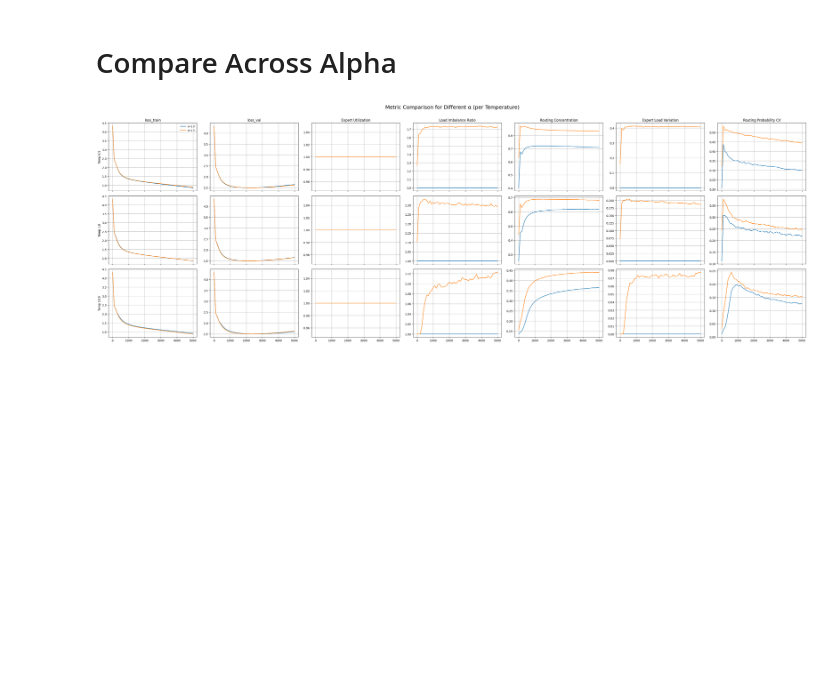
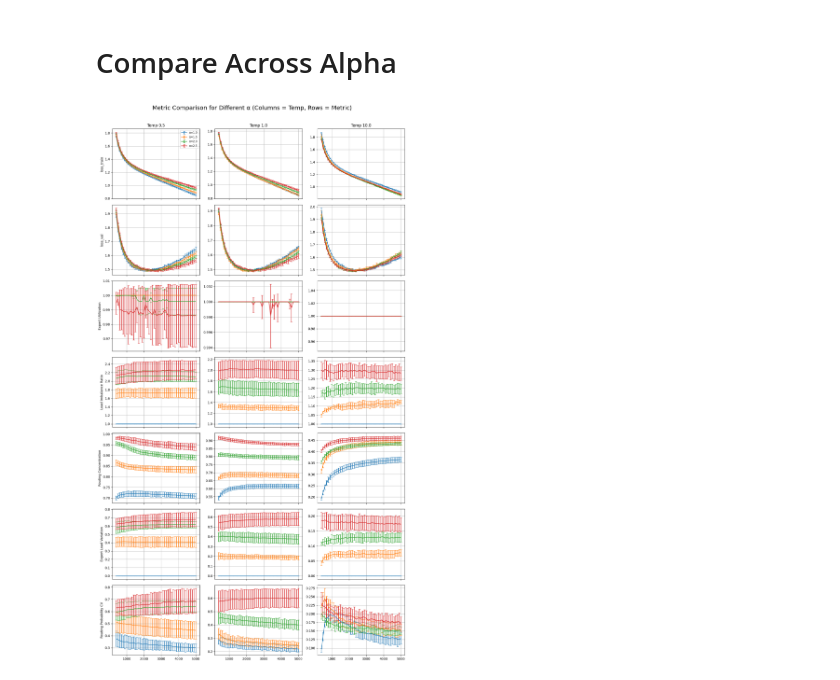
Before and after one commit to himanshu-uc/AGT-MOE, a Jupyter notebook: analysis.ipynb, the cells around one changed output. Drawn from its saved outputs; the diff is of its cells as text; code cells hidden in the pictures; blank space fills up the shorter version.

Commit message:
all results

```diff
--- a/analysis.ipynb
+++ b/analysis.ipynb
@@ -61,51 +60,57 @@ Index(['Unnamed: 0', 'model_key', 'alpha', 'temperature', 'seed', 'iter',
 # %%
 import pandas as pd
 import matplotlib.pyplot as plt
 
 # Load CSVs
-df1 = pd.read_csv("alpha_1_0.csv")
-df2 = pd.read_csv("alpha_1_5.csv")
+df1 = pd.read_csv("results_csv/alpha_1_0.csv")
+df2 = pd.read_csv("results_csv/alpha_1_5.csv")
+df3 = pd.read_csv("results_csv/alpha_2_0.csv")
+df4 = pd.read_csv("results_csv/alpha_2_5.csv")
 
-# Ensure alpha is included
-# df1['alpha'] = 1.0
-# df2['alpha'] = 1.5
 
-# Combine
-df = pd.concat([df1, df2], ignore_index=True)
+# Combine all into one DataFrame
+df = pd.concat([df1, df2, df3, df4], ignore_index=True)
 
-# Define metrics and unique temps
+df = df[df['iter'] > 300]
+
+# Define metrics and unique temperatures
 metric_cols = ['loss_train', 'loss_val', 'Expert Utilization', 'Load Imbalance Ratio',
                'Routing Concentration', 'Expert Load Variation', 'Routing Probability CV']
 temps = sorted(df['temperature'].unique())
 
-# Precompute mean across seeds
-grouped_df = df.groupby(['temperature', 'alpha', 'iter'])[metric_cols].mean().reset_index()
+# Compute mean and std across seeds
+group_mean = df.groupby(['temperature', 'alpha', 'iter'])[metric_cols].mean().reset_index()
+group_std = df.groupby(['temperature', 'alpha', 'iter'])[metric_cols].std().reset_index()
 
-# Grid dimensions (rows: temperature, cols: metrics)
-n_rows = len(temps)
-n_cols = len(metric_cols)
+# New layout: rows = metrics, cols = temperatures
+n_rows = len(metric_cols)
+n_cols = len(temps)
 
-fig, axes = plt.subplots(n_rows, n_cols, figsize=(5 * n_cols, 4 * n_rows), sharex='col')
+fig, axes = plt.subplots(n_rows, n_cols, figsize=(4.5 * n_cols, 3.5 * n_rows), sharex='col')
 axes = axes.reshape(n_rows, n_cols)
 
 # Plot
-for i, temp in enumerate(temps):
-    for j, metric in enumerate(metric_cols):
+for i, metric in enumerate(metric_cols):
+    for j, temp in enumerate(temps):
         ax = axes[i, j]
         for alpha in sorted(df['alpha'].unique()):
-            sub_df = grouped_df[(grouped_df['temperature'] == temp) & (grouped_df['alpha'] == alpha)].sort_values('iter')
-            ax.plot(sub_df['iter'], sub_df[metric], label=f'α={alpha}')
+            mean_sub = group_mean[(group_mean['temperature'] == temp) & (group_mean['alpha'] == alpha)].sort_values('iter')
+            std_sub = group_std[(group_std['temperature'] == temp) & (group_std['alpha'] == alpha)].sort_values('iter')
+
+            ax.errorbar(mean_sub['iter'], mean_sub[metric], yerr=std_sub[metric],
+                        label=f'α={alpha}', capsize=3)
 
         if i == 0:
-            ax.set_title(metric)
+            ax.set_title(f"Temp {temp}")
         if j == 0:
-            ax.set_ylabel(f"Temp {temp}")
+            ax.set_ylabel(metric)
         ax.grid(True)
         if i == 0 and j == 0:
             ax.legend(fontsize='small')
 
-fig.suptitle("Metric Comparison for Different α (per Temperature)", fontsize=18)
+fig.suptitle("Metric Comparison for Different α (Columns = Temp, Rows = Metric)", fontsize=18)
 plt.tight_layout(rect=[0, 0, 1, 0.97])
+plt.savefig('./output/all_compared.png', dpi=300)
 plt.show()
 # %% [output]
-[figure, old version]
+[figure, new version]
```
Also changed, not shown: parts of 5 cells of this notebook, 19 other files.
